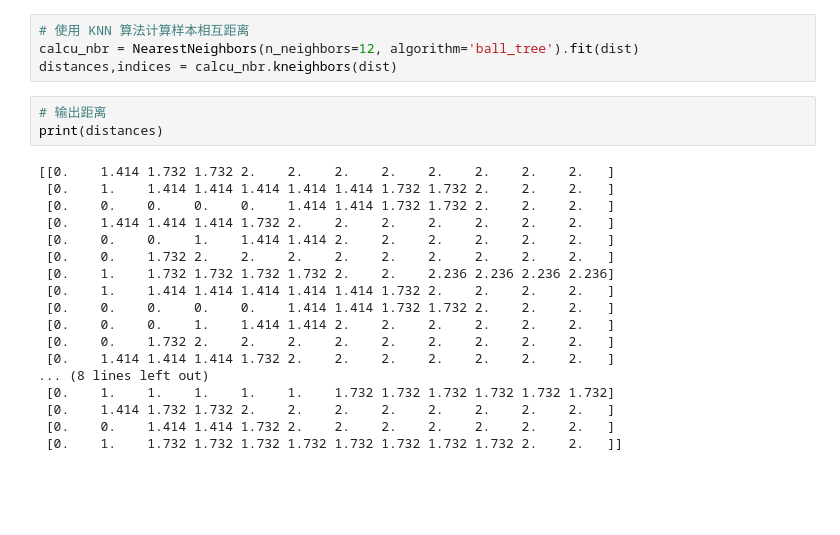
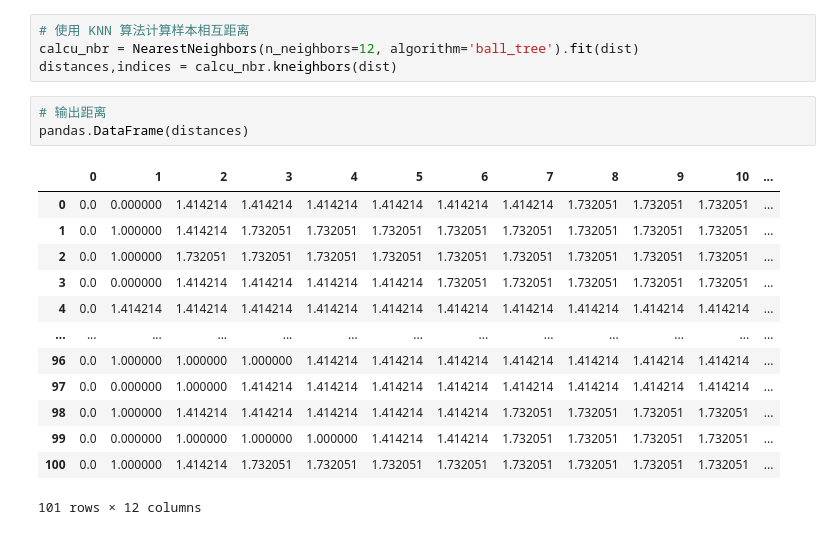
Before and after one commit to Simonnop/RecommendModel, a Jupyter notebook: bin/test_lab_tag_knn.ipynb, the cells around one changed output. Cells and saved outputs as stored; diff of their text form; blank space fills up the shorter version.

```diff
--- a/bin/test_lab_tag_knn.ipynb
+++ b/bin/test_lab_tag_knn.ipynb
@@ -95,25 +90,21 @@ calcu_nbr = NearestNeighbors(n_neighbors=12, algorithm='ball_tree').fit(dist)
 distances,indices = calcu_nbr.kneighbors(dist)
 # %%
 # 输出距离
-print(distances)
+pandas.DataFrame(distances)
 # %% [output]
+|  | 0 | 1 | 2 | 3 | 4 | 5 | 6 | 7 | 8 | 9 | 10 | ... |
+| 0 | 0.0 | 0.000000 | 1.414214 | 1.414214 | 1.414214 | 1.414214 | 1.414214 | 1.414214 | 1.732051 | 1.732051 | 1.732051 | ... |
+| 1 | 0.0 | 1.000000 | 1.414214 | 1.732051 | 1.732051 | 1.732051 | 1.732051 | 1.732051 | 1.732051 | 1.732051 | 1.732051 | ... |
+| 2 | 0.0 | 1.000000 | 1.732051 | 1.732051 | 1.732051 | 1.732051 | 1.732051 | 1.732051 | 1.732051 | 1.732051 | 1.732051 | ... |
+| 3 | 0.0 | 0.000000 | 1.414214 | 1.414214 | 1.414214 | 1.414214 | 1.732051 | 1.732051 | 1.732051 | 1.732051 | 1.732051 | ... |
+| 4 | 0.0 | 1.414214 | 1.414214 | 1.414214 | 1.414214 | 1.414214 | 1.414214 | 1.414214 | 1.414214 | 1.414214 | 1.414214 | ... |
+| ... | ... | ... | ... | ... | ... | ... | ... | ... | ... | ... | ... | ... |
+| 96 | 0.0 | 1.000000 | 1.000000 | 1.000000 | 1.414214 | 1.414214 | 1.414214 | 1.414214 | 1.414214 | 1.414214 | 1.414214 | ... |
+| 97 | 0.0 | 0.000000 | 1.000000 | 1.414214 | 1.414214 | 1.414214 | 1.414214 | 1.414214 | 1.414214 | 1.414214 | 1.414214 | ... |
+| 98 | 0.0 | 1.000000 | 1.414214 | 1.414214 | 1.414214 | 1.414214 | 1.414214 | 1.732051 | 1.732051 | 1.732051 | 1.732051 | ... |
+| 99 | 0.0 | 0.000000 | 1.000000 | 1.000000 | 1.000000 | 1.414214 | 1.414214 | 1.732051 | 1.732051 | 1.732051 | 1.732051 | ... |
+| 100 | 0.0 | 1.000000 | 1.414214 | 1.732051 | 1.732051 | 1.732051 | 1.732051 | 1.732051 | 1.732051 | 1.732051 | 1.732051 | ... |
-[[0.    1.414 1.732 1.732 2.    2.    2.    2.    2.    2.    2.    2.   ]
- [0.    1.    1.414 1.414 1.414 1.414 1.414 1.732 1.732 2.    2.    2.   ]
- [0.    0.    0.    0.    0.    1.414 1.414 1.732 1.732 2.    2.    2.   ]
- [0.    1.414 1.414 1.414 1.732 2.    2.    2.    2.    2.    2.    2.   ]
- [0.    0.    0.    1.    1.414 1.414 2.    2.    2.    2.    2.    2.   ]
- [0.    0.    1.732 2.    2.    2.    2.    2.    2.    2.    2.    2.   ]
- [0.    1.    1.732 1.732 1.732 1.732 2.    2.    2.236 2.236 2.236 2.236]
- [0.    1.    1.414 1.414 1.414 1.414 1.414 1.732 2.    2.    2.    2.   ]
- [0.    0.    0.    0.    0.    1.414 1.414 1.732 1.732 2.    2.    2.   ]
- [0.    0.    0.    1.    1.414 1.414 2.    2.    2.    2.    2.    2.   ]
- [0.    0.    1.732 2.    2.    2.    2.    2.    2.    2.    2.    2.   ]
- [0.    1.414 1.414 1.414 1.732 2.    2.    2.    2.    2.    2.    2.   ]
-... (8 lines left out)
- [0.    1.    1.    1.    1.    1.    1.732 1.732 1.732 1.732 1.732 1.732]
- [0.    1.414 1.732 1.732 2.    2.    2.    2.    2.    2.    2.    2.   ]
- [0.    0.    1.414 1.414 1.732 2.    2.    2.    2.    2.    2.    2.   ]
- [0.    1.    1.732 1.732 1.732 1.732 1.732 1.732 1.732 1.732 2.    2.   ]]
+101 rows × 12 columns
 # %%
 # 输出邻近的 index 值
 print(indices)
```
Also changed, not shown: parts of 6 cells of this notebook, 3 other files.
